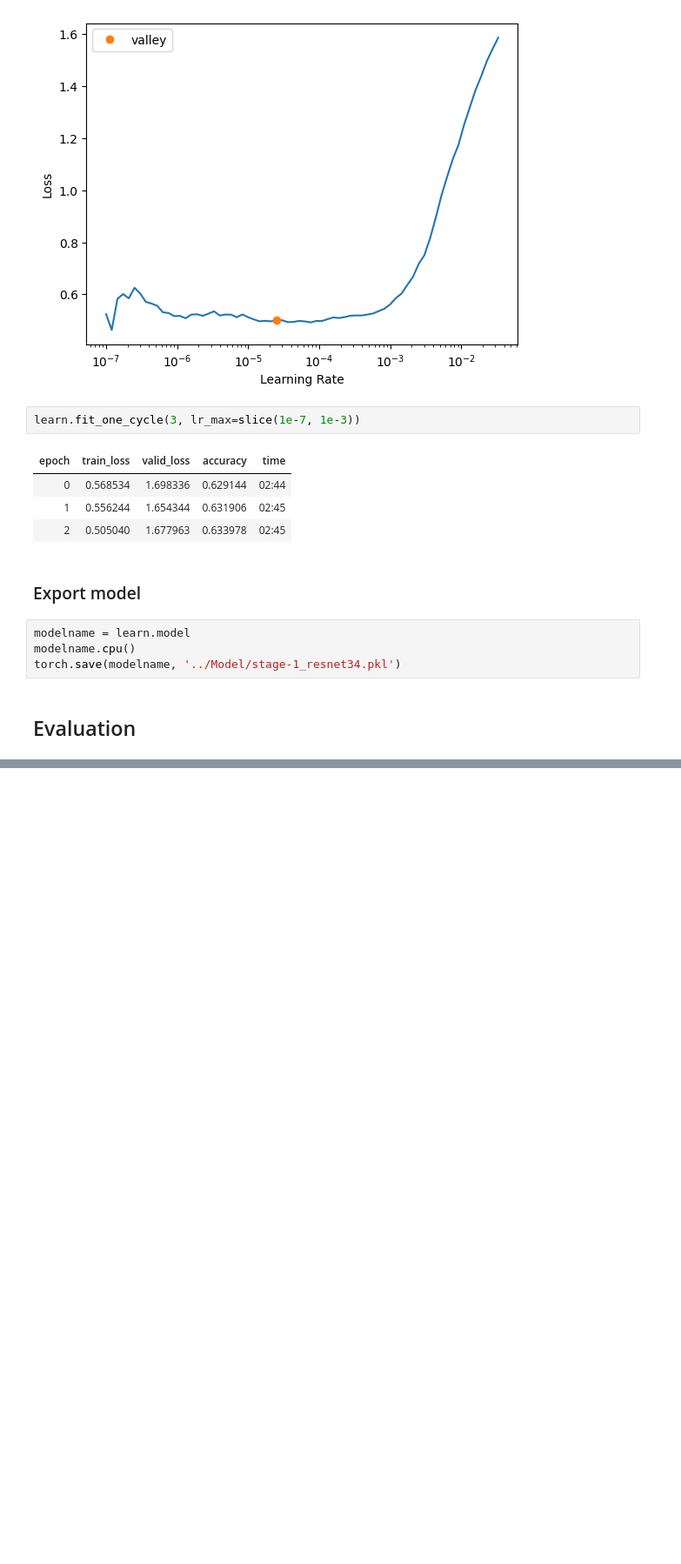
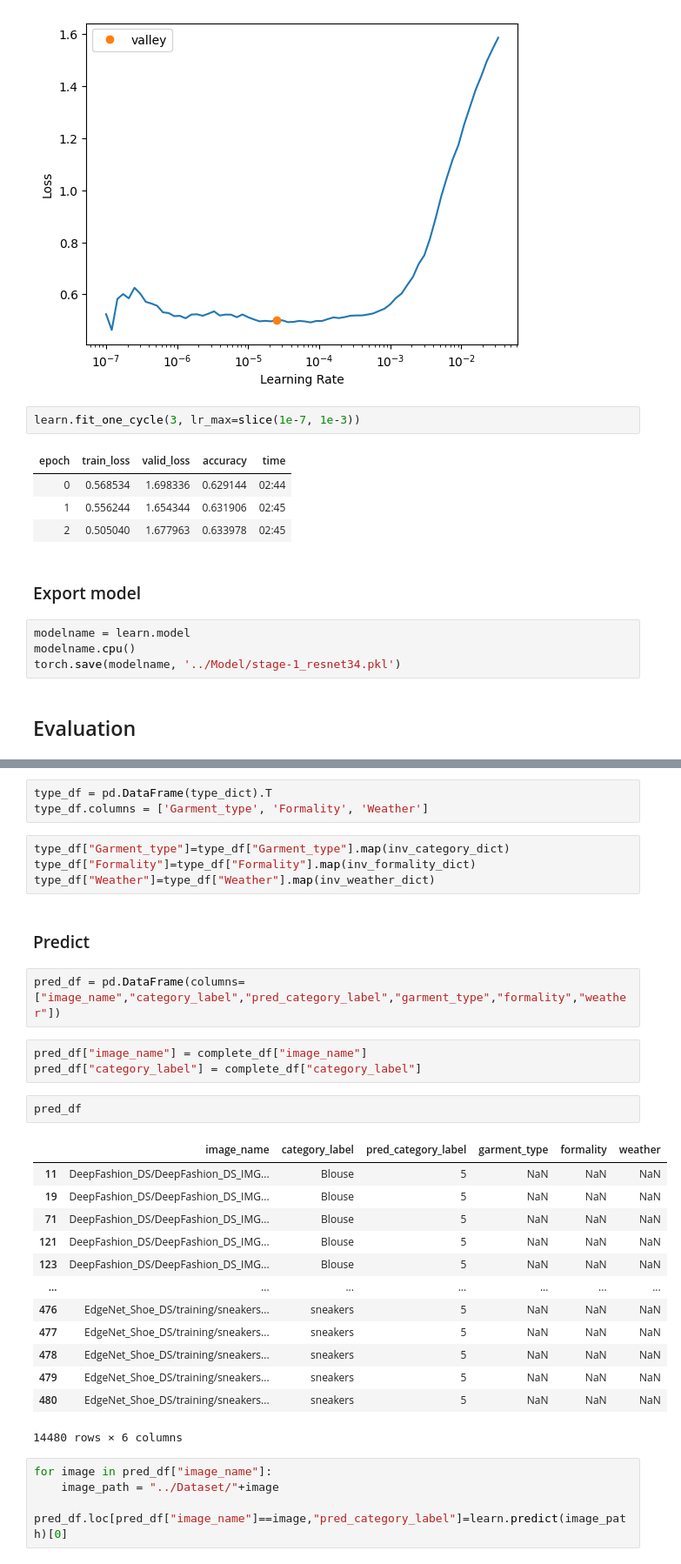
Before and after one commit to JesusTrj/FastFit_AI, a Jupyter notebook: Development/NB_Clothing_Classification_Training.ipynb, the cells around one changed output, grey strips where cells are left out. Shown at 87% size. Saved outputs shown, nothing was run; the diff lists cells and outputs as text; blank space fills up the shorter version.

Commit message:
🚧 Clothing Classfication Prediction

```diff
--- a/Development/NB_Clothing_Classification_Training.ipynb
+++ b/Development/NB_Clothing_Classification_Training.ipynb
@@ -186,0 +270,34 @@ torch.save(modelname, '../Model/stage-1_resnet34.pkl')
+# %%
+type_df = pd.DataFrame(type_dict).T
+type_df.columns = ['Garment_type', 'Formality', 'Weather']
+# %%
+type_df["Garment_type"]=type_df["Garment_type"].map(inv_category_dict)
+type_df["Formality"]=type_df["Formality"].map(inv_formality_dict)
+type_df["Weather"]=type_df["Weather"].map(inv_weather_dict)
+# %% [markdown]
+### Predict
+# %%
+pred_df = pd.DataFrame(columns=["image_name","category_label","pred_category_label","garment_type","formality","weather"])
+# %%
+pred_df["image_name"] = complete_df["image_name"]
+pred_df["category_label"] = complete_df["category_label"]
+# %%
+pred_df
+# %% [output]
+|  | image_name | category_label | pred_category_label | garment_type | formality | weather |
+| 11 | DeepFashion_DS/DeepFashion_DS_IMG... | Blouse | 5 | NaN | NaN | NaN |
+| 19 | DeepFashion_DS/DeepFashion_DS_IMG... | Blouse | 5 | NaN | NaN | NaN |
+| 71 | DeepFashion_DS/DeepFashion_DS_IMG... | Blouse | 5 | NaN | NaN | NaN |
+| 121 | DeepFashion_DS/DeepFashion_DS_IMG... | Blouse | 5 | NaN | NaN | NaN |
+| 123 | DeepFashion_DS/DeepFashion_DS_IMG... | Blouse | 5 | NaN | NaN | NaN |
+| ... | ... | ... | ... | ... | ... | ... |
+| 476 | EdgeNet_Shoe_DS/training/sneakers... | sneakers | 5 | NaN | NaN | NaN |
+| 477 | EdgeNet_Shoe_DS/training/sneakers... | sneakers | 5 | NaN | NaN | NaN |
+| 478 | EdgeNet_Shoe_DS/training/sneakers... | sneakers | 5 | NaN | NaN | NaN |
+| 479 | EdgeNet_Shoe_DS/training/sneakers... | sneakers | 5 | NaN | NaN | NaN |
+| 480 | EdgeNet_Shoe_DS/training/sneakers... | sneakers | 5 | NaN | NaN | NaN |
+14480 rows × 6 columns
+# %%
+for image in pred_df["image_name"]:
+    image_path = "../Dataset/"+image
+    pred_df.loc[pred_df["image_name"]==image,"pred_category_label"]=learn.predict(image_path)[0]
```
Also changed, not shown: parts of 3 cells of this notebook.
